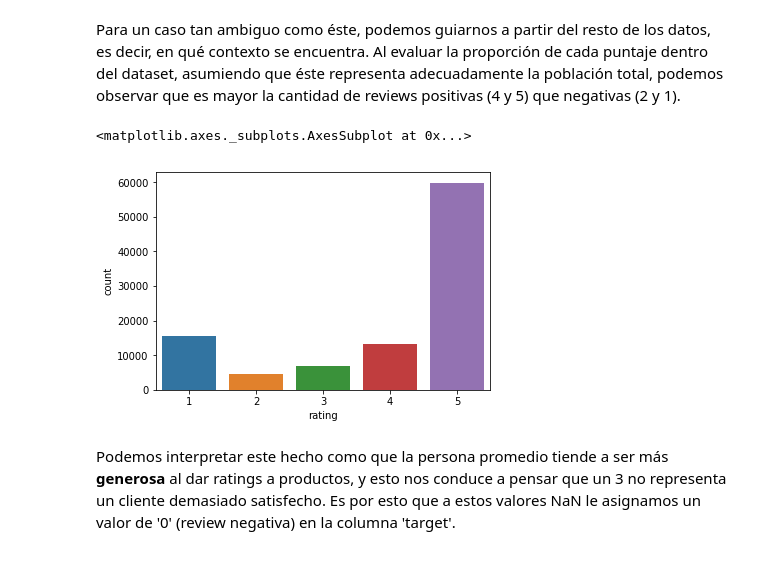
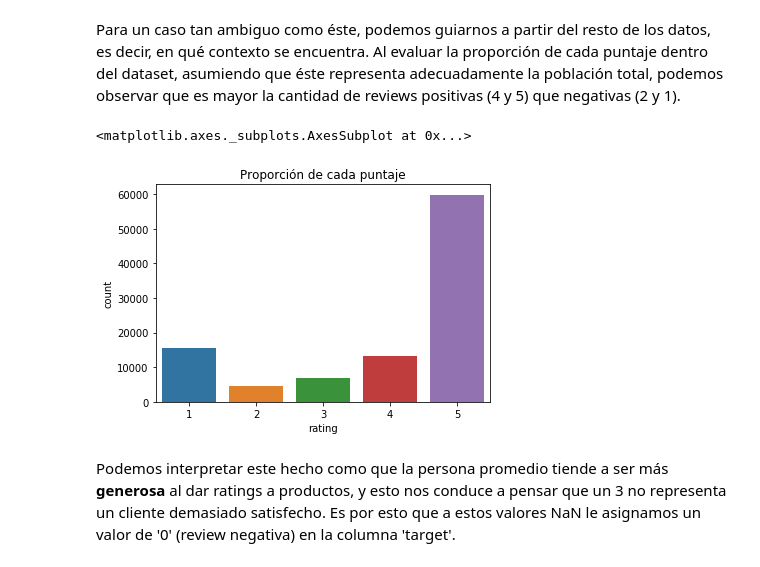
Before and after one commit to aenet/mentoria, a Jupyter notebook: analisis-visualizacion/tp-analisis-visualizacion.ipynb, the cells around one changed output. Cells and saved outputs as stored; diff of their text form; code cells hidden in the pictures.

```diff
--- a/analisis-visualizacion/tp-analisis-visualizacion.ipynb
+++ b/analisis-visualizacion/tp-analisis-visualizacion.ipynb
@@ -71,17 +76,13 @@ dt[dt['rating']==3]
 
 Para un caso tan ambiguo como éste, podemos guiarnos a partir del resto de los datos, es decir, en qué contexto se encuentra.
 Al evaluar la proporción de cada puntaje dentro del dataset, asumiendo que éste representa adecuadamente la población total, podemos observar que es mayor la cantidad de reviews positivas (4 y 5) que negativas (2 y 1).
-# %%
-plt.figure(figsize=(6,4))
-sns.countplot(data=dt, x='rating')
-
-#plt.hist(x=dt["rating"], align='mid', label='Rating')
-# NAHUEL: no sé por qué me queda el gráfico así (no bien alineado, no se que estaré haciendo mal pero siempre me pasa)
-#plt.title("Proporción de cada puntaje")
-#plt.show()
-# %% [output]
-<matplotlib.axes._subplots.AxesSubplot at 0x...>
-[figure, removed]
+# %%
+plt.figure(figsize=(6,4))
+plt.title("Proporción de cada puntaje")
+sns.countplot(data=dt, x='rating')
+# %% [output]
+<matplotlib.axes._subplots.AxesSubplot at 0x...>
+[figure, added]
 # %% [markdown]
 Podemos interpretar este hecho como que la persona promedio tiende a ser más **generosa** al dar ratings a productos, y esto nos conduce a pensar que un 3 no representa un cliente demasiado satisfecho. Es por esto que a estos valores NaN le asignamos un valor de '0' (review negativa) en la columna 'target'.
 # %% [markdown]
```
Also changed, not shown: parts of 1 cell of this notebook.
